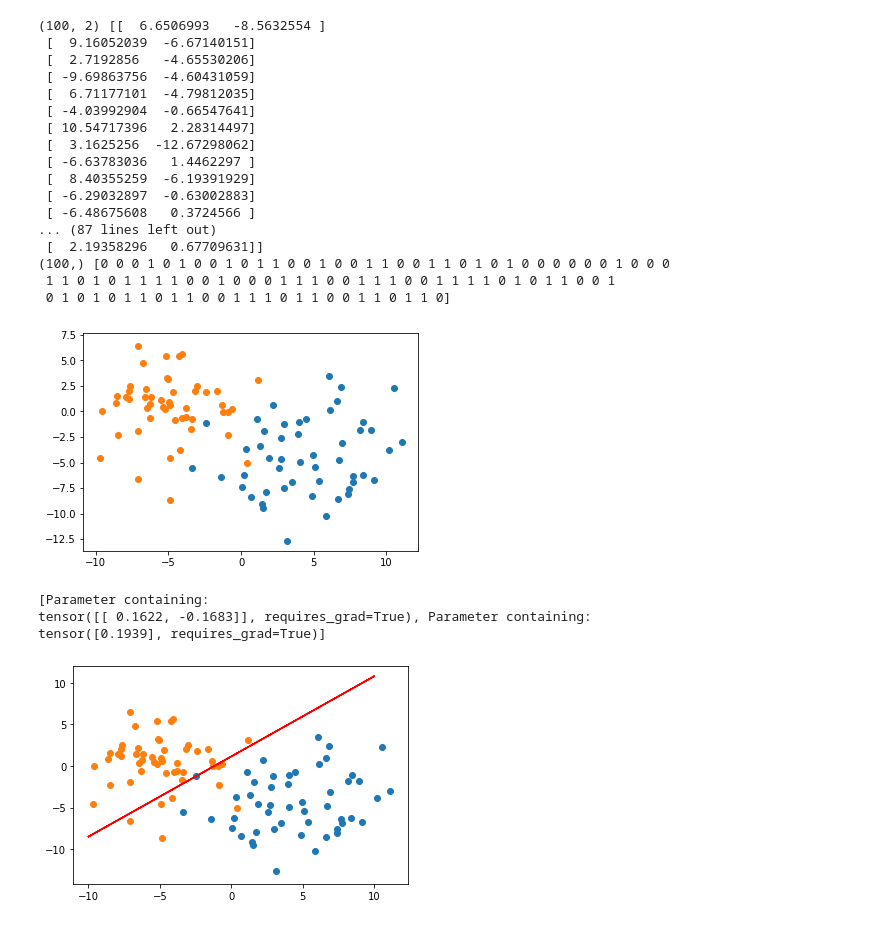
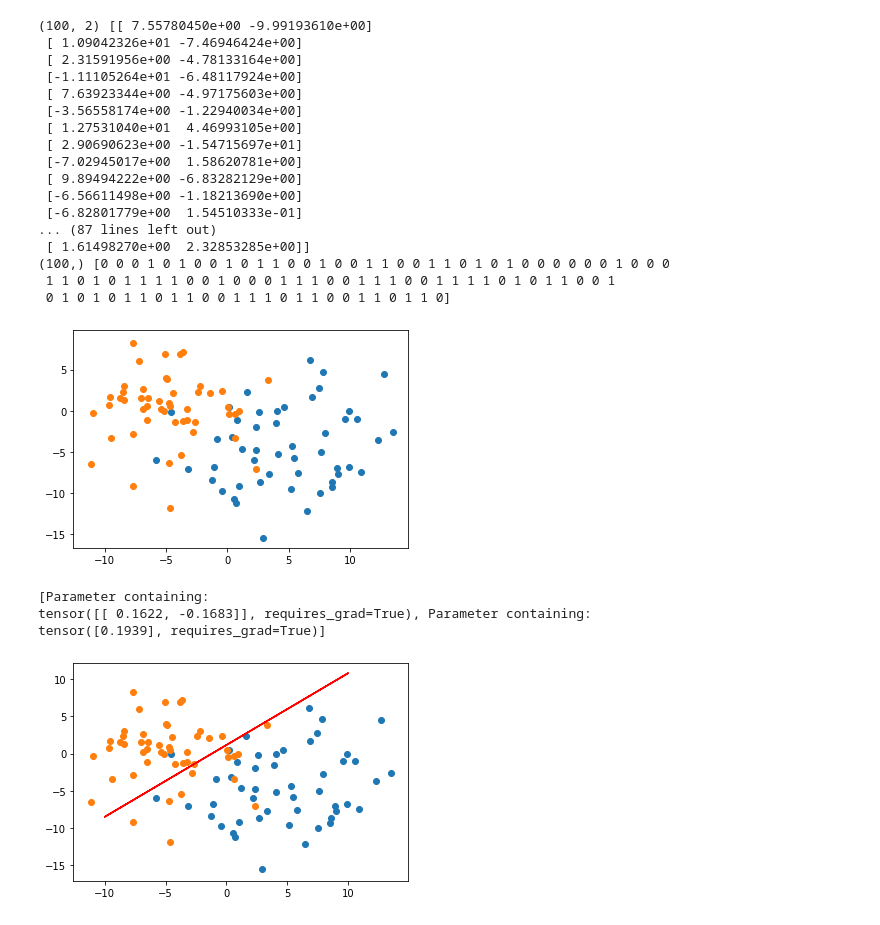
Before and after one commit to SokichiFujita/PyTorch-for-Deep-Learning-and-Computer-Vision, a Jupyter notebook: Chapter5_Perceptrons.ipynb, the cells around one changed output. Cells and saved outputs as stored; diff of their text form; code cells hidden in the pictures.

```diff
--- a/Chapter5_Perceptrons.ipynb
+++ b/Chapter5_Perceptrons.ipynb
@@ -8,37 +8,37 @@ import numpy as np
 from sklearn import datasets
 # %%
 number_points = 100
-X, y = datasets.make_blobs(n_samples=number_points, n_features=2, random_state=123, centers=2, cluster_std=3) # API is changed
+X, y = datasets.make_blobs(n_samples=number_points, n_features=2, random_state=123, centers=2, cluster_std=4) # API has been changed
 print(X.shape, X)
 print(y.shape, y)
 
 def scatter_plot():
   plt.scatter(X[y==0, 0], X[y==0,1])
   plt.scatter(X[y==1, 0], X[y==1,1])
 
 scatter_plot()
 
 x_data = torch.Tensor(X)
-y_data = torch.Tensor(y)
+y_data = torch.Tensor(y.reshape(100,1))
 # %% [output]
-(100, 2) [[  6.6506993   -8.5632554 ]
- [  9.16052039  -6.67140151]
- [  2.7192856   -4.65530206]
- [ -9.69863756  -4.60431059]
- [  6.71177101  -4.79812035]
- [ -4.03992904  -0.66547641]
- [ 10.54717396   2.28314497]
- [  3.1625256  -12.67298062]
- [ -6.63783036   1.4462297 ]
- [  8.40355259  -6.19391929]
- [ -6.29032897  -0.63002883]
- [ -6.48675608   0.3724566 ]
+(100, 2) [[ 7.55780450e+00 -9.99193610e+00]
+ [ 1.09042326e+01 -7.46946424e+00]
+ [ 2.31591956e+00 -4.78133164e+00]
+ [-1.11105264e+01 -6.48117924e+00]
+ [ 7.63923344e+00 -4.97175603e+00]
+ [-3.56558174e+00 -1.22940034e+00]
+ [ 1.27531040e+01  4.46993105e+00]
+ [ 2.90690623e+00 -1.54715697e+01]
+ [-7.02945017e+00  1.58620781e+00]
+ [ 9.89494222e+00 -6.83282129e+00]
+ [-6.56611498e+00 -1.18213690e+00]
+ [-6.82801779e+00  1.54510333e-01]
 ... (87 lines left out)
- [  2.19358296   0.67709631]]
+ [ 1.61498270e+00  2.32853285e+00]]
 (100,) [0 0 0 1 0 1 0 0 1 0 1 1 0 0 1 0 0 1 1 0 0 1 1 0 1 0 1 0 0 0 0 0 0 1 0 0 0
  1 1 0 1 0 1 1 1 1 0 0 1 0 0 0 1 1 1 0 0 1 1 1 0 0 1 1 1 1 0 1 0 1 1 0 0 1
  0 1 0 1 0 1 1 0 1 1 0 0 1 1 1 0 1 1 0 0 1 1 0 1 1 0]
-[figure, old version]
+[figure, new version]
 # %%
 class Model(nn.Module):
   def __init__(self,input_size, output_size):
@@ -71,4 +72,4 @@ def plot_fit(title):
 # %%
 plot_fit("Initial Model")
 # %% [output]
-[figure, old version]
+[figure, new version]
```
Also changed, not shown: parts of 5 cells of this notebook.
